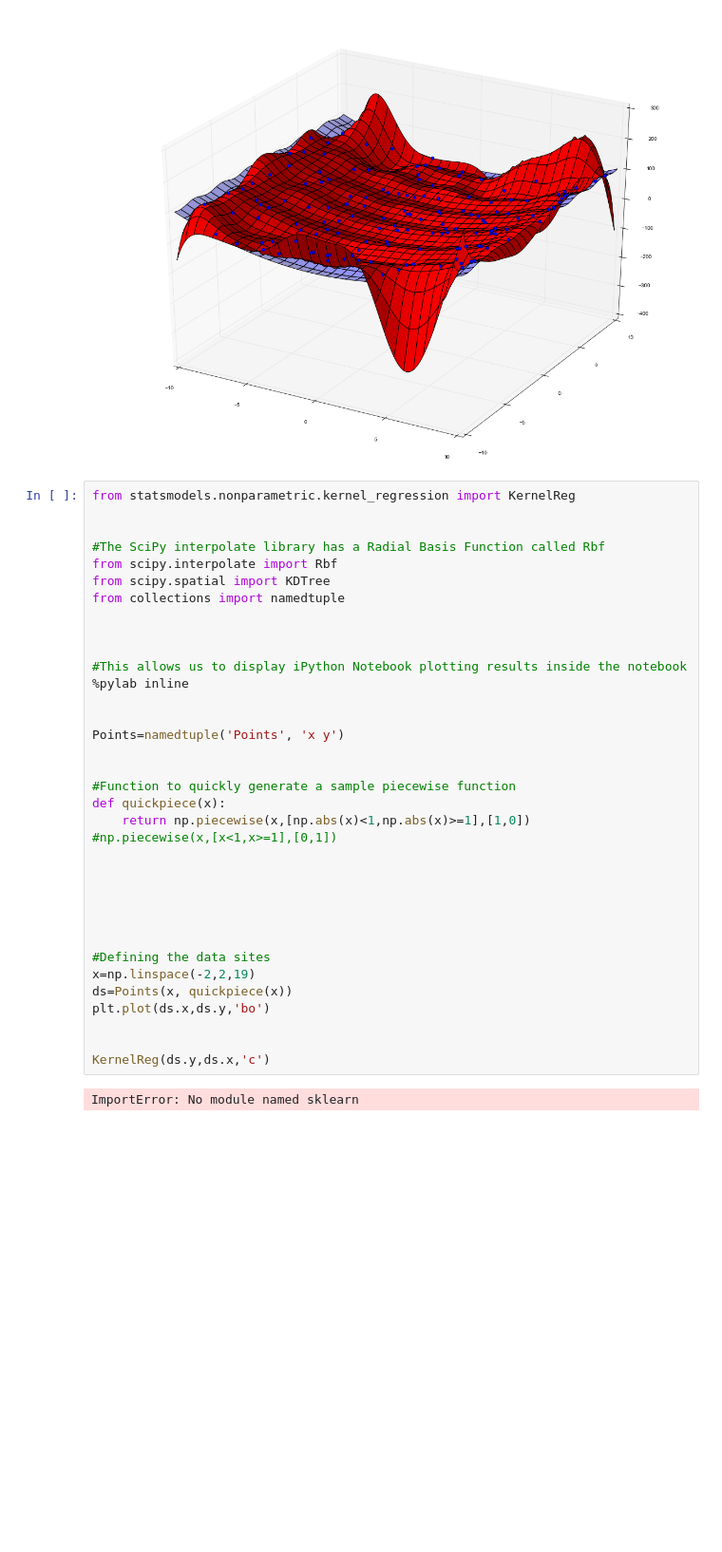
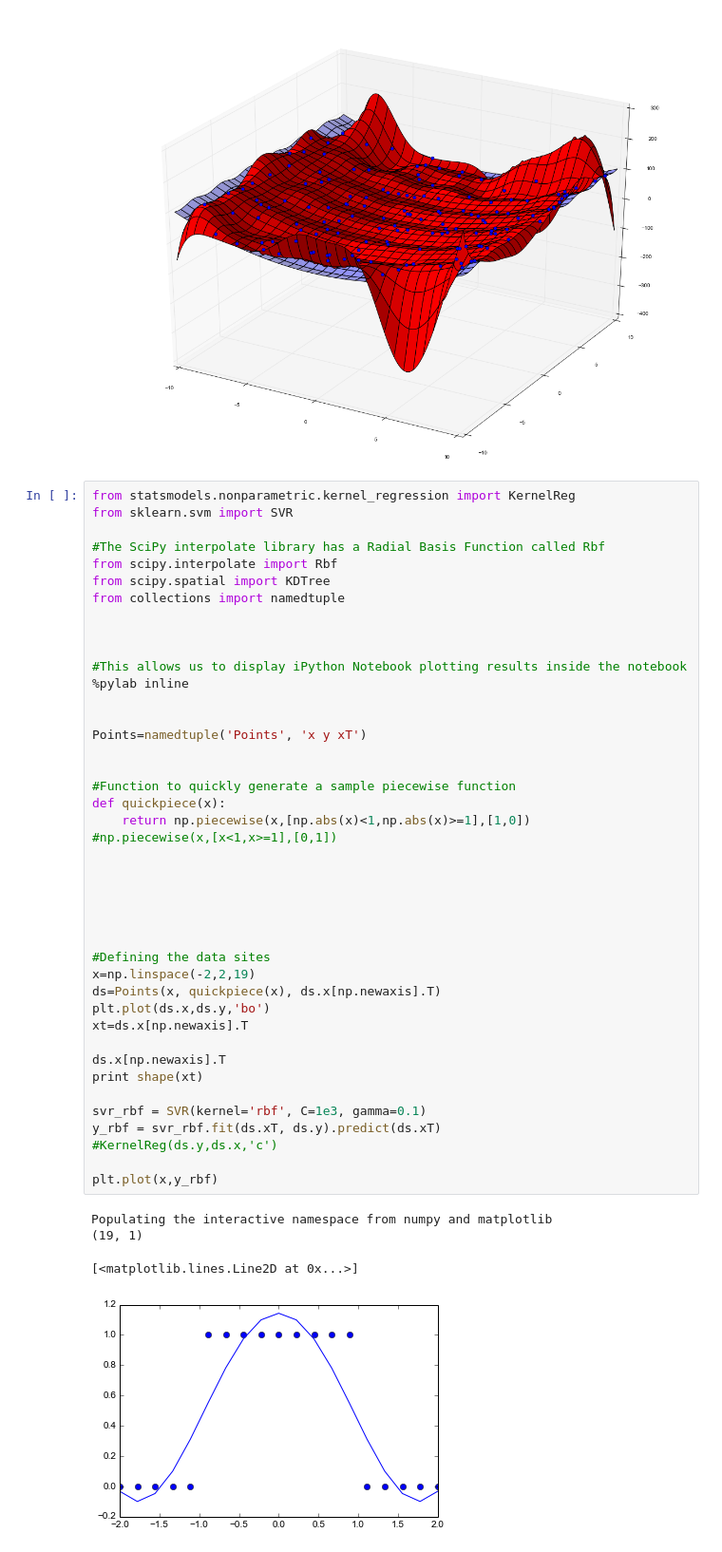
Before and after one commit to jessebett/Radial-Basis-Function-USRA, a Jupyter notebook: RBF Smoothing Tests.ipynb, the cells around one changed output. Shown at 95% size. Cells and saved outputs as stored; diff of their text form; blank space fills up the shorter version.

Commit message:
Implemented sklearn.svm Radial Basis Regression

```diff
--- a/RBF Smoothing Tests.ipynb
+++ b/RBF Smoothing Tests.ipynb
@@ -130,38 +129,48 @@ ax.plot_surface(X,Y,Z,color='b',alpha=0.4)
 [figure]
 # %%
 from statsmodels.nonparametric.kernel_regression import KernelReg
-
+from sklearn.svm import SVR
 
 #The SciPy interpolate library has a Radial Basis Function called Rbf
 from scipy.interpolate import Rbf
 from scipy.spatial import KDTree
 from collections import namedtuple
 
 
 
 #This allows us to display iPython Notebook plotting results inside the notebook
 %pylab inline
 
 
-Points=namedtuple('Points', 'x y')
+Points=namedtuple('Points', 'x y xT')
 
 
 #Function to quickly generate a sample piecewise function
 def quickpiece(x):
     return np.piecewise(x,[np.abs(x)<1,np.abs(x)>=1],[1,0])
 #np.piecewise(x,[x<1,x>=1],[0,1])
 
 
 
 
 
 
 #Defining the data sites
 x=np.linspace(-2,2,19)
-ds=Points(x, quickpiece(x))
+ds=Points(x, quickpiece(x), ds.x[np.newaxis].T)
 plt.plot(ds.x,ds.y,'bo')
+xt=ds.x[np.newaxis].T
 
+ds.x[np.newaxis].T
+print shape(xt)
 
-KernelReg(ds.y,ds.x,'c')
+svr_rbf = SVR(kernel='rbf', C=1e3, gamma=0.1)
+y_rbf = svr_rbf.fit(ds.xT, ds.y).predict(ds.xT)
+#KernelReg(ds.y,ds.x,'c')
+
+plt.plot(x,y_rbf)
 # %% [output]
-ImportError: No module named sklearn
+Populating the interactive namespace from numpy and matplotlib
+(19, 1)
+[<matplotlib.lines.Line2D at 0x...>]
+[figure, added]
```
Also changed, not shown: parts of 6 cells of this notebook.
